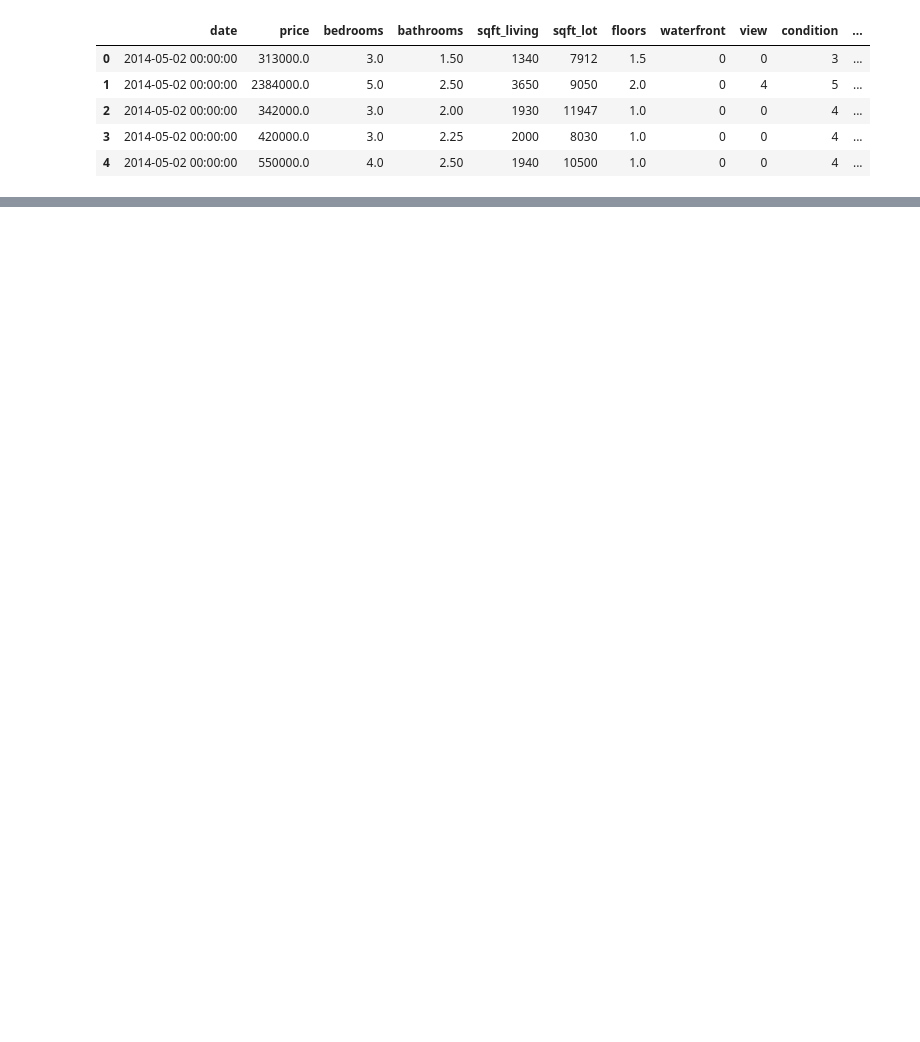
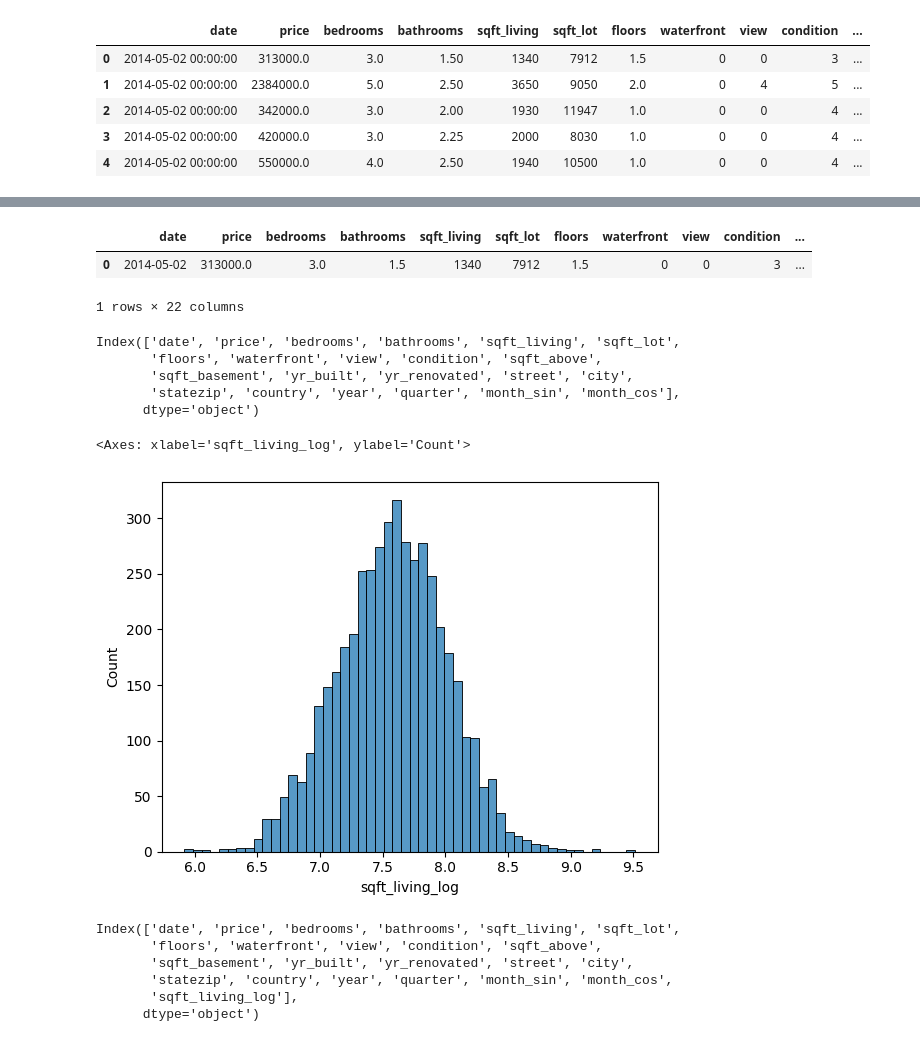
Before and after one commit to Siddhi-S-Thakur/Deep-Learning, a Jupyter notebook: HousePrediction.ipynb, the cells around one changed output, grey strips where cells are left out. Saved outputs shown, nothing was run; the diff lists cells and outputs as text; code cells hidden in the pictures; blank space fills up the shorter version.

```diff
--- a/HousePrediction.ipynb
+++ b/HousePrediction.ipynb
@@ -69,0 +26,10 @@ Epoch 10/10
+# %%
+df['date'] = pd.to_datetime(df['date'])
+df['year'] = df['date'].dt.year
+df['month'] = df['date'].dt.month
+df['quarter'] = df['date'].dt.quarter
+df['month_sin'] = np.sin(2 * np.pi * df['month'] / 12)
+df['month_cos'] = np.cos(2 * np.pi * df['month'] / 12)
+# %%
+# df.drop(columns= ['data'], inplace = True)
+df.drop(columns= ['month'], inplace = True)
@@ -69,0 +60,32 @@ Epoch 10/10
+# %%
+df.head(1)
+# %% [output]
+|  | date | price | bedrooms | bathrooms | sqft_living | sqft_lot | floors | waterfront | view | condition | ... |
+| 0 | 2014-05-02 | 313000.0 | 3.0 | 1.5 | 1340 | 7912 | 1.5 | 0 | 0 | 3 | ... |
+1 rows × 22 columns
+# %%
+df.columns
+# %% [output]
+Index(['date', 'price', 'bedrooms', 'bathrooms', 'sqft_living', 'sqft_lot',
+       'floors', 'waterfront', 'view', 'condition', 'sqft_above',
+       'sqft_basement', 'yr_built', 'yr_renovated', 'street', 'city',
+       'statezip', 'country', 'year', 'quarter', 'month_sin', 'month_cos'],
+      dtype='object')
+# %%
+from seaborn import histplot
+import numpy as np
+df['sqft_living_log'] = np.log1p(df['sqft_living'])
+histplot(df, x = 'sqft_living_log')
+# df.drop('sqft_living', axis = 1, inplace = True)
+# %% [output]
+<Axes: xlabel='sqft_living_log', ylabel='Count'>
+[figure, added]
+# %%
+df.columns
+# %% [output]
+Index(['date', 'price', 'bedrooms', 'bathrooms', 'sqft_living', 'sqft_lot',
+       'floors', 'waterfront', 'view', 'condition', 'sqft_above',
+       'sqft_basement', 'yr_built', 'yr_renovated', 'street', 'city',
+       'statezip', 'country', 'year', 'quarter', 'month_sin', 'month_cos',
+       'sqft_living_log'],
+      dtype='object')
```
Also changed, not shown: parts of 20 cells of this notebook.
